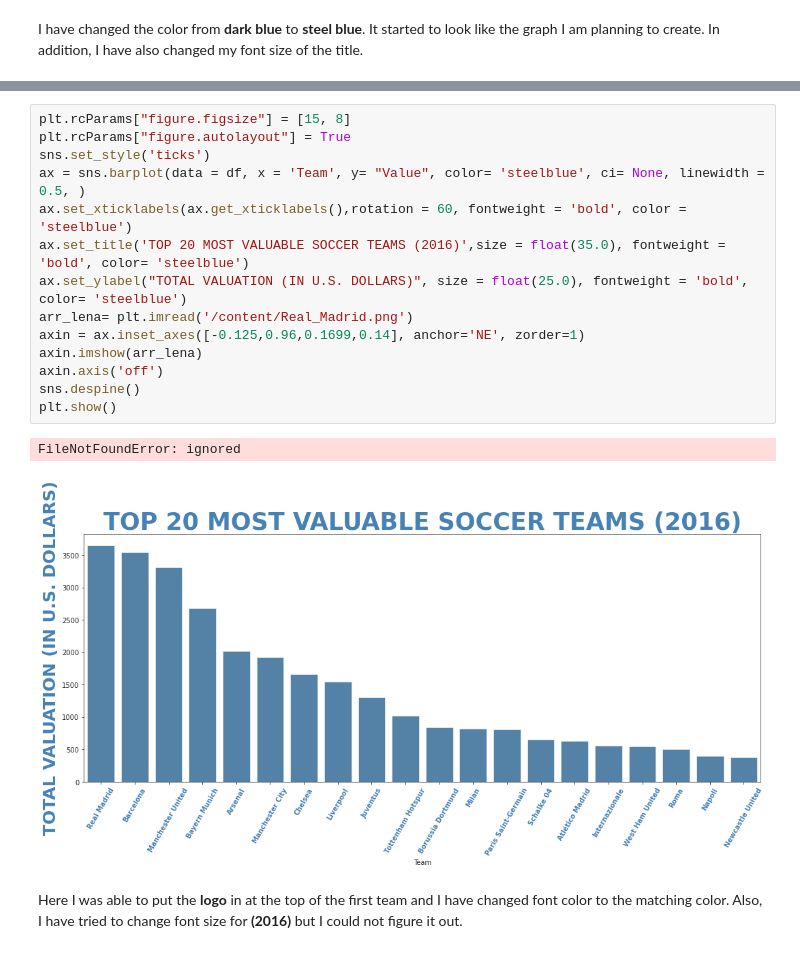
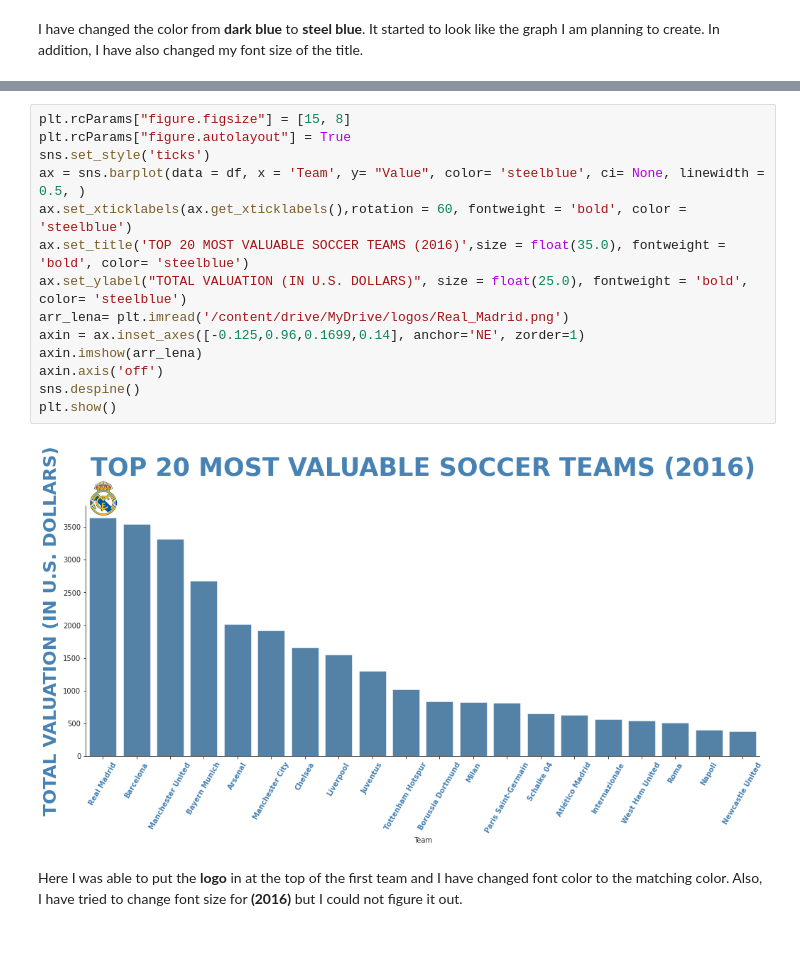
Before and after one commit to khatriprajwol/Data-Visualization-, a Jupyter notebook: Recreating The Master .ipynb, the cells around one changed output, grey strips where cells are left out. Cells and saved outputs as stored; diff of their text form.

```diff
--- a/Recreating The Master .ipynb
+++ b/Recreating The Master .ipynb
@@ -219,20 +219,19 @@ plt.show()
 # %%
 plt.rcParams["figure.figsize"] = [15, 8]
 plt.rcParams["figure.autolayout"] = True
 sns.set_style('ticks')
 ax = sns.barplot(data = df, x = 'Team', y= "Value", color= 'steelblue', ci= None, linewidth = 0.5, )
 ax.set_xticklabels(ax.get_xticklabels(),rotation = 60, fontweight = 'bold', color = 'steelblue')
 ax.set_title('TOP 20 MOST VALUABLE SOCCER TEAMS (2016)',size = float(35.0), fontweight = 'bold', color= 'steelblue')
 ax.set_ylabel("TOTAL VALUATION (IN U.S. DOLLARS)", size = float(25.0), fontweight = 'bold',  color= 'steelblue')
-arr_lena= plt.imread('/content/Real_Madrid.png')
+arr_lena= plt.imread('/content/drive/MyDrive/logos/Real_Madrid.png')
 axin = ax.inset_axes([-0.125,0.96,0.1699,0.14], anchor='NE', zorder=1)
 axin.imshow(arr_lena)
 axin.axis('off')
 sns.despine()
 plt.show()
 # %% [output]
-FileNotFoundError: ignored
-[figure, old version]
+[figure, new version]
 # %% [markdown]
 Here I was able to put the **logo** in at the top of the first team and I have changed font color to the matching color. Also, I have tried to change font size for **(2016)** but I could not figure it out.
 # %% [markdown]
```
Also changed, not shown: parts of 11 cells of this notebook.
